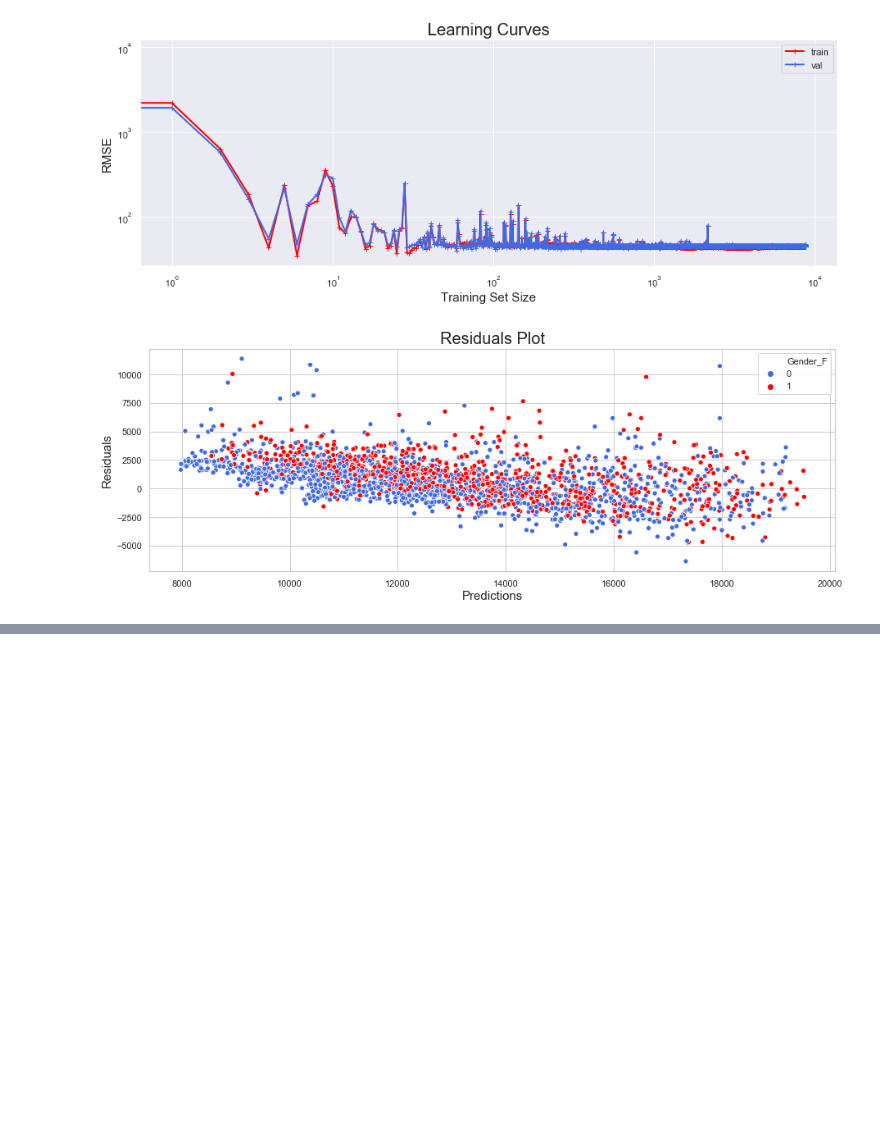
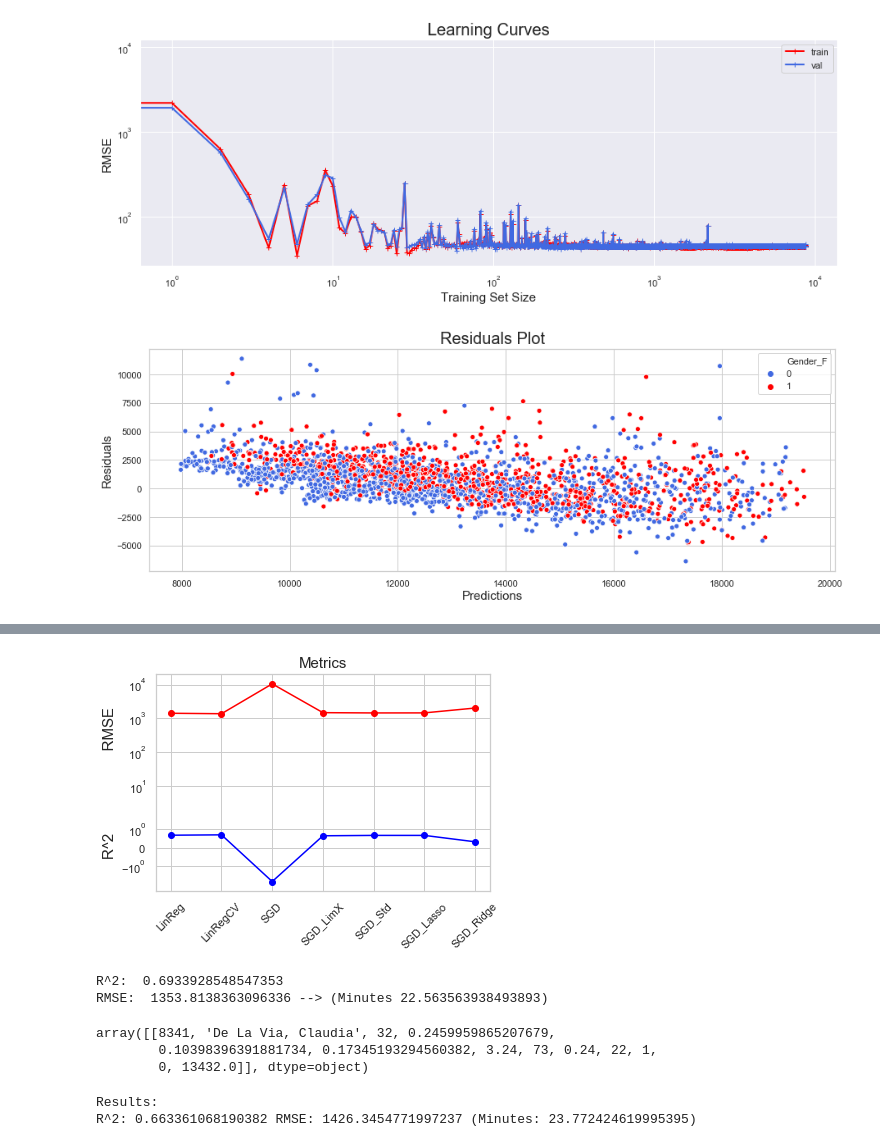
Before and after one commit to maicat11/Project_2-Marathon-Predictor, a Jupyter notebook: Modeling.ipynb, the cells around one changed output, grey strips where cells are left out. Cells and saved outputs as stored; diff of their text form; code cells hidden in the pictures; blank space fills up the shorter version.

```diff
--- a/Modeling.ipynb
+++ b/Modeling.ipynb
@@ -204,6 +271,10 @@ X_train, y_train, X_val, y_val, X_test, y_test = split_data(df_all, X_cols)
 std_sdg_reg = make_pipeline(StandardScaler(), sdg_reg)
 r2_squared, RMSE, residuals, predictions = model_results(std_sdg_reg, X_train, y_train.values.ravel(),
                                                          X_val, y_val.values.ravel())
+r2_results.append(round(r2_squared, 2))
+rmse_results.append(round(RMSE,2))
+minutes.append(round(RMSE/60,2))
+
 print('Results:')
 print(f'R^2: {r2_squared}', f'RMSE: {RMSE}', f'Minutes: {RMSE/60}')
 plot_learning_curves(sdg_reg, X_train, y_train.values.ravel(), X_val, y_val);
@@ -231,6 +302,10 @@ X_train, y_train, X_val, y_val, X_test, y_test = split_data(df_all, X_cols)
 std_sdg_reg = make_pipeline(StandardScaler(), sdg_reg)
 r2_squared, RMSE, residuals, predictions = model_results(sdg_reg, X_train, y_train.values.ravel(),
                                                          X_val, y_val.values.ravel())
+r2_results.append(round(r2_squared, 2))
+rmse_results.append(round(RMSE,2))
+minutes.append(round(RMSE/60,2))
+
 print('Results:')
 print(f'R^2: {r2_squared},', f'RMSE: {RMSE},', f'(Minutes: {RMSE/60})')
 plot_learning_curves(sdg_reg, X_train, y_train.values.ravel(), X_val, y_val);
@@ -258,6 +333,10 @@ X_train, y_train, X_val, y_val, X_test, y_test = split_data(df_all, X_cols)
 std_sdg_reg = make_pipeline(StandardScaler(), sdg_reg)
 r2_squared, RMSE, residuals, predictions = model_results(sdg_reg, X_train, y_train.values.ravel(),
                                                          X_val, y_val.values.ravel())
+r2_results.append(round(r2_squared, 2))
+rmse_results.append(round(RMSE,2))
+minutes.append(round(RMSE/60,2))
+
 print('Results:')
 print(f'R^2: {r2_squared}', f'RMSE: {RMSE}', f'Minutes: {RMSE/60}')
 plot_learning_curves(sdg_reg, X_train, y_train.values.ravel(), X_val, y_val);
@@ -273,0 +351,12 @@ residuals_plot(predictions, residuals)
+# %%
+results_df = pd.DataFrame({'Model': models,
+                           'R^2': r2_results,
+                           'RMSE': rmse_results,
+                           'Minutes': minutes})
+
+
+pd.options.display.float_format = '{:.2f}'.format
+results_df['RMSE'][2] = 10513   #105132219080049984.00
+results_df['R^2'][2] = -1.8
+# 1828885615612906868135952384.00
+results_df
@@ -273,0 +380,13 @@ residuals_plot(predictions, residuals)
+# %%
+# plt.figure(figsize=(8,4))
+plt.plot(range(1,8), results_df['RMSE'], 'o-', color='red')
+plt.plot(range(1,8), results_df['R^2'], 'o-', color='blue')
+plt.title('Metrics', size=15)
+# plt.xlabel('Model', size=15)
+plt.ylabel('R^2                    RMSE', size=15)
+plt.xticks(range(1,8),['LinReg', 'LinRegCV', 'SGD', 'SGD_LimX', 'SGD_Std', 'SGD_Lasso', 'SGD_Ridge'],rotation=45)
+# plt.xticks(range(len(t12)), t11, size='small')
+
+plt.yscale('symlog');
+# %% [output]
+[figure, added]
@@ -273,0 +403,41 @@ residuals_plot(predictions, residuals)
+# %%
+X_train, y_train, X_val, y_val, X_test, y_test = split_data(df_all, X_cols)
+# X, y = pd.concat([X_train, X_val]), pd.concat([y_train, y_val])
+
+lin_reg = LinearRegression()
+kf = KFold(n_splits=5, shuffle=True, random_state = 100)
+r2_mean = np.mean(cross_val_score(lin_reg, X_test, y_test, cv=kf, scoring='r2'))
+print('R^2: ', r2_mean)
+nmse = np.mean(cross_val_score(lin_reg, X_test, y_test, cv=kf, scoring='neg_mean_squared_error'))
+RMSE = np.sqrt(-nmse)
+print('RMSE: ', RMSE, f'--> (Minutes {np.sqrt(-nmse)/60})')
+
+r2_results.append(round(r2_mean,2))
+rmse_results.append(round(RMSE,2))
+minutes.append(round(RMSE/60,2))
+# %% [output]
+R^2:  0.6933928548547353
+RMSE:  1353.8138363096336 --> (Minutes 22.563563938493893)
+# %%
+df_all[df_all['Name'].str.contains('De La Via, Claudia')].values
+# %% [output]
+array([[8341, 'De La Via, Claudia', 32, 0.2459959865207679,
+        0.10398396391881734, 0.17345193294560382, 3.24, 73, 0.24, 22, 1,
+        0, 13432.0]], dtype=object)
+# %%
+X_cols = ['Bib', 'Age', 'overall_rank', 'gender_rank', 'division_rank',
+          'pace_rate', 'temp', 'humidity', 'wind', 'Gender_F', 'Gender_M']
+
+
+X_train, y_train, X_val, y_val, X_test, y_test = split_data(df_all, X_cols)
+
+linreg_model = LinearRegression(fit_intercept=False)
+r2_squared, RMSE, residuals, predictions = model_results(linreg_model, X_train, y_train, X_val, y_val)
+
+
+print('Results:')
+print(f'R^2: {r2_squared}', f'RMSE: {RMSE}', f'(Minutes: {RMSE/60})')
+# plot_learning_curves(linreg_model, X_train, y_train, X_val, y_val);
+# %% [output]
+Results:
+R^2: 0.663361068190382 RMSE: 1426.3454771997237 (Minutes: 23.772424619995395)
```
Also changed, not shown: parts of 20 cells of this notebook, 18 other files.
